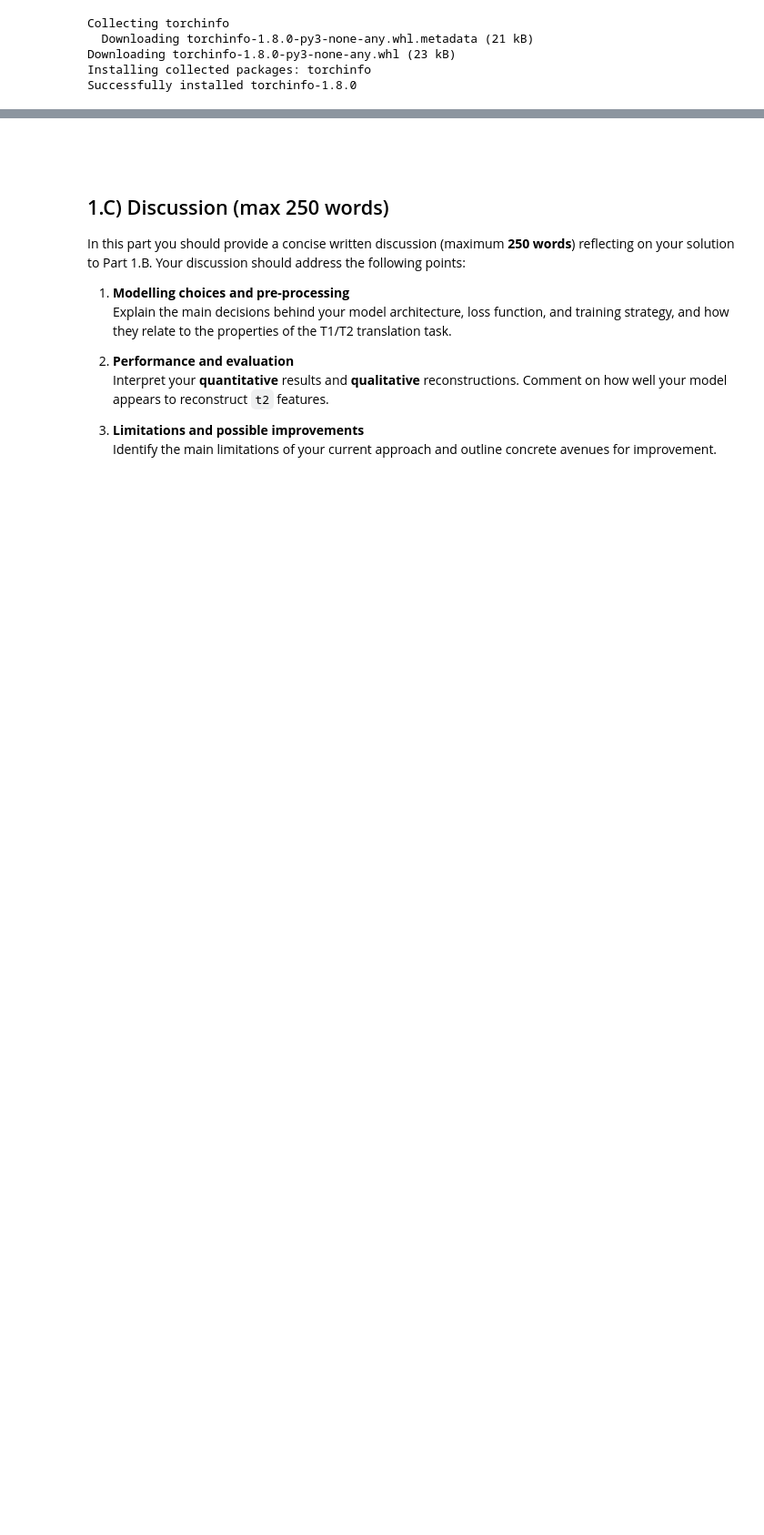
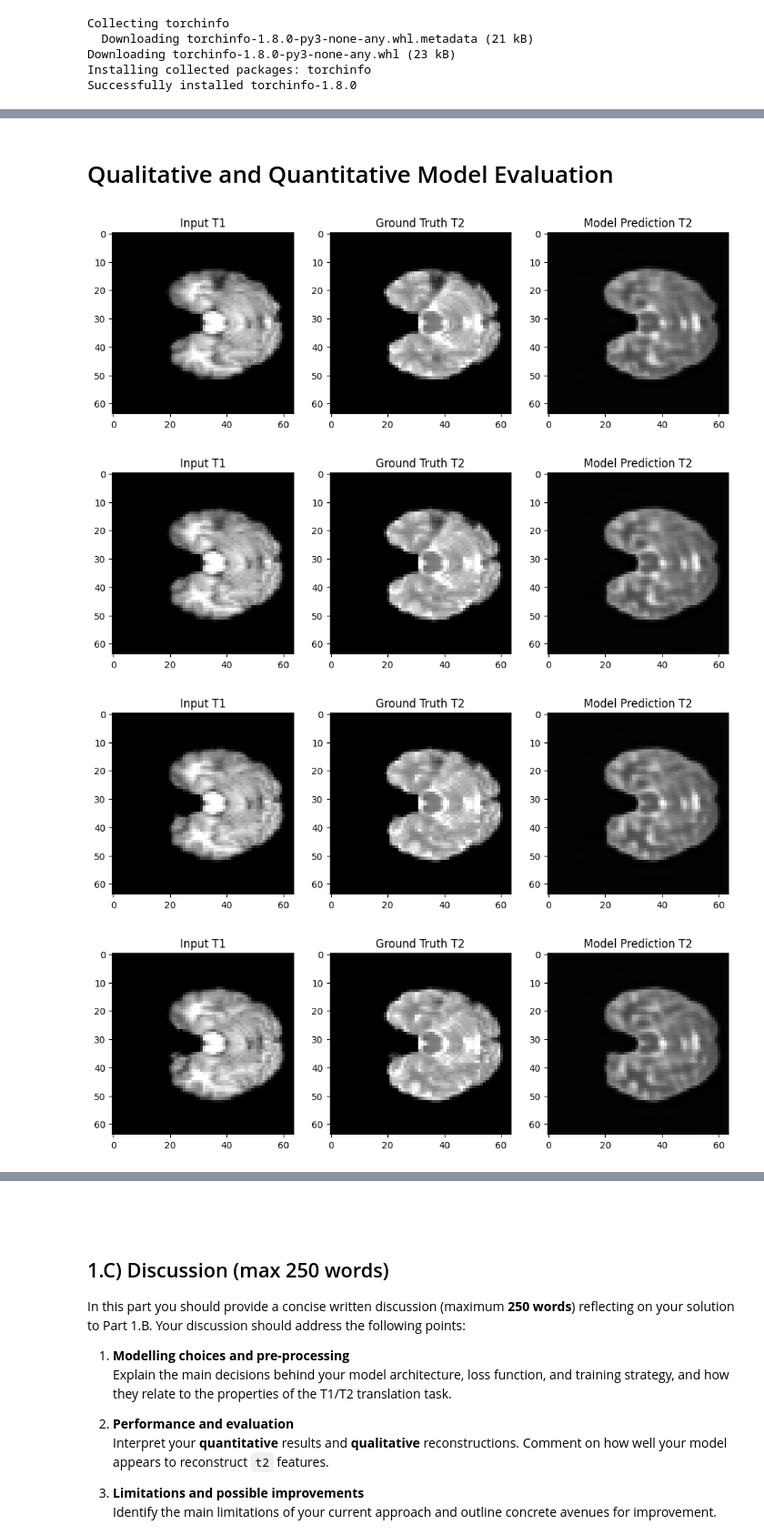
Before and after one commit to fremondi/deep-learning-for-signals-and-images, a Jupyter notebook: Assessment_Q1.ipynb, the cells around one changed output, grey strips where cells are left out. Shown at 91% size. Saved outputs shown, nothing was run; the diff lists cells and outputs as text; code cells hidden in the pictures; blank space fills up the shorter version.

```diff
--- a/Assessment_Q1.ipynb
+++ b/Assessment_Q1.ipynb
@@ -840,0 +1032,49 @@ for epoch in range(nepochs):
+# %% [markdown]
+# Qualitative and Quantitative Model Evaluation
+# %%
+run.finish()
+
+def visualise_examples(model, loader, device, num_examples=12):
+  model.eval()
+  shown = 0
+
+  with torch.no_grad():
+    for batch in loader:
+      t1 = batch["t1"].float().to(device)
+      t2 = batch["t2"].float().to(device)
+
+      pred = model(t1)
+
+      b = t1.size(0)
+      for i in range(b):
+        if shown >= num_examples:
+            return
+
+        t1_img = t1[i, 0].cpu()
+        t2_img = t2[i, 0].cpu()
+        pred_img = pred[i, 0].cpu()
+
+        plt.figure(figsize=(12, 4))
+
+        plt.subplot(1, 3, 1)
+        plt.imshow(t1_img, cmap='gray')
+        plt.title("Input T1")
+
+        plt.subplot(1, 3, 2)
+        plt.imshow(t2_img, cmap='gray')
+        plt.title("Ground Truth T2")
+
+        plt.subplot(1, 3, 3)
+        plt.imshow(pred_img, cmap='gray')
+        plt.title("Model Prediction T2")
+
+        plt.show()
+
+        shown += 1
+# %%
+visualise_examples(model, valid_loader, device, num_examples=12)
+# %% [output]
+[figure, added]
+[figure, added]
+[figure, added]
+[figure, added]
```
Also changed, not shown: parts of 23 cells of this notebook.
